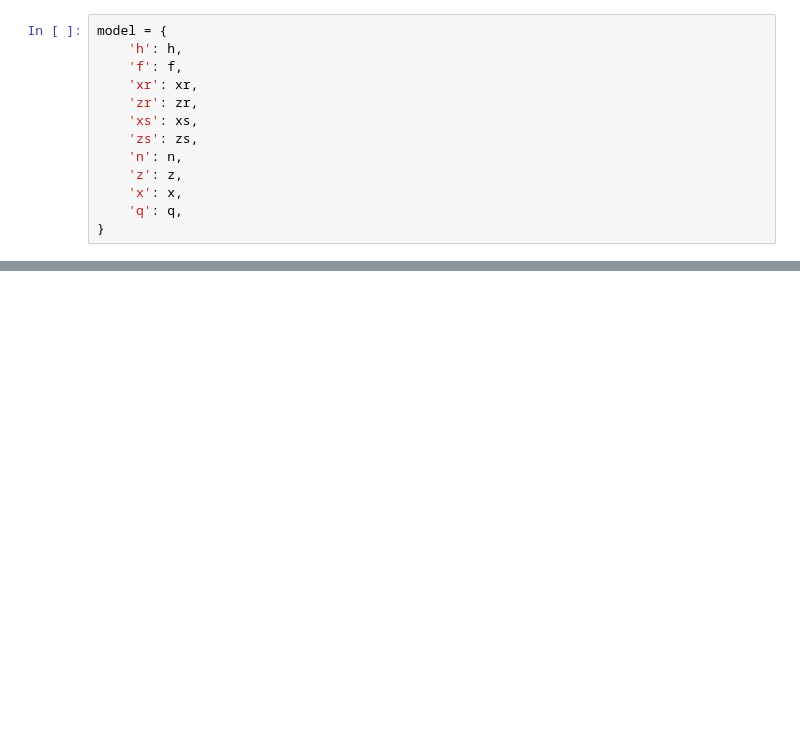
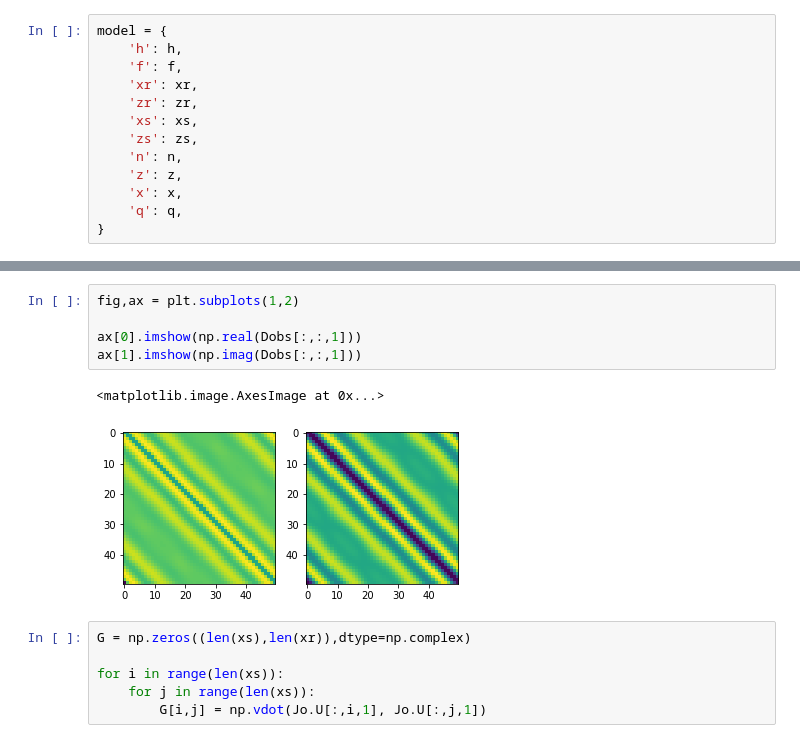
Before and after one commit to izzatum/SimpleFWI, a Jupyter notebook: Example_1.ipynb, the cells around one changed output, grey strips where cells are left out. Drawn from its saved outputs; the diff is of its cells as text; blank space fills up the shorter version.

```diff
--- a/Example_1.ipynb
+++ b/Example_1.ipynb
@@ -157,0 +80,14 @@ plt.show()
+# %%
+fig,ax = plt.subplots(1,2)
+
+ax[0].imshow(np.real(Dobs[:,:,1]))
+ax[1].imshow(np.imag(Dobs[:,:,1]))
+# %% [output]
+<matplotlib.image.AxesImage at 0x...>
+[figure, added]
+# %%
+G = np.zeros((len(xs),len(xr)),dtype=np.complex)
+
+for i in range(len(xs)):
+    for j in range(len(xs)):
+        G[i,j] = np.vdot(Jo.U[:,i,1], Jo.U[:,j,1])
```
Also changed, not shown: parts of 11 cells of this notebook.
